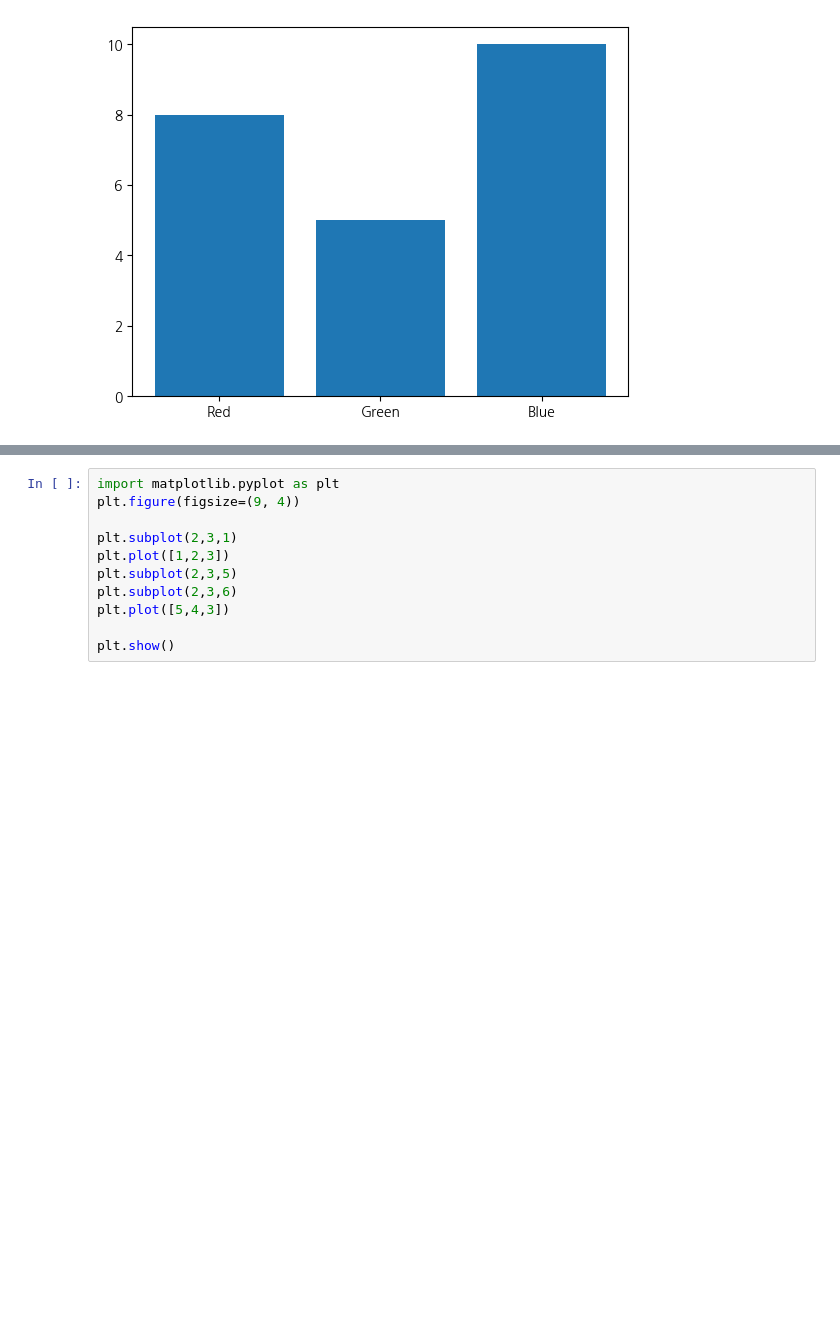
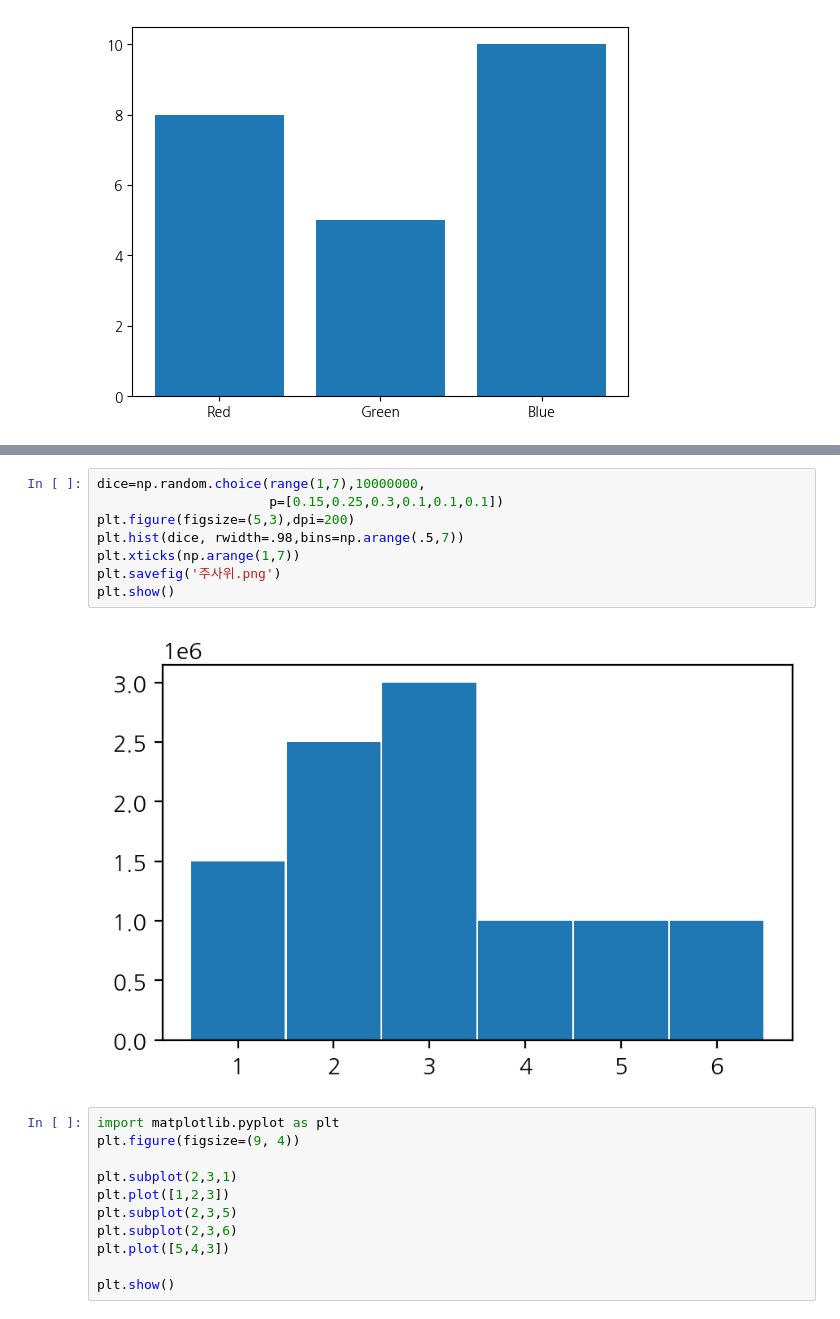
Before and after one commit to naugim26/2026-BDA, a Jupyter notebook: code/05w_matplotlib_subplot.ipynb, the cells around one changed output, grey strips where cells are left out. Drawn from its saved outputs; the diff is of its cells as text; blank space fills up the shorter version.

```diff
--- a/code/05w_matplotlib_subplot.ipynb
+++ b/code/05w_matplotlib_subplot.ipynb
@@ -139,3 +145,13 @@ plt.show()
+# %%
+dice=np.random.choice(range(1,7),10000000,
+                      p=[0.15,0.25,0.3,0.1,0.1,0.1])
+plt.figure(figsize=(5,3),dpi=200)
+plt.hist(dice, rwidth=.98,bins=np.arange(.5,7))
+plt.xticks(np.arange(1,7))
+plt.savefig('주사위.png')
+plt.show()
+# %% [output]
+[figure, added]
 # %%
 import matplotlib.pyplot as plt
 plt.figure(figsize=(9, 4))
```
Also changed, not shown: parts of 2 cells of this notebook.
